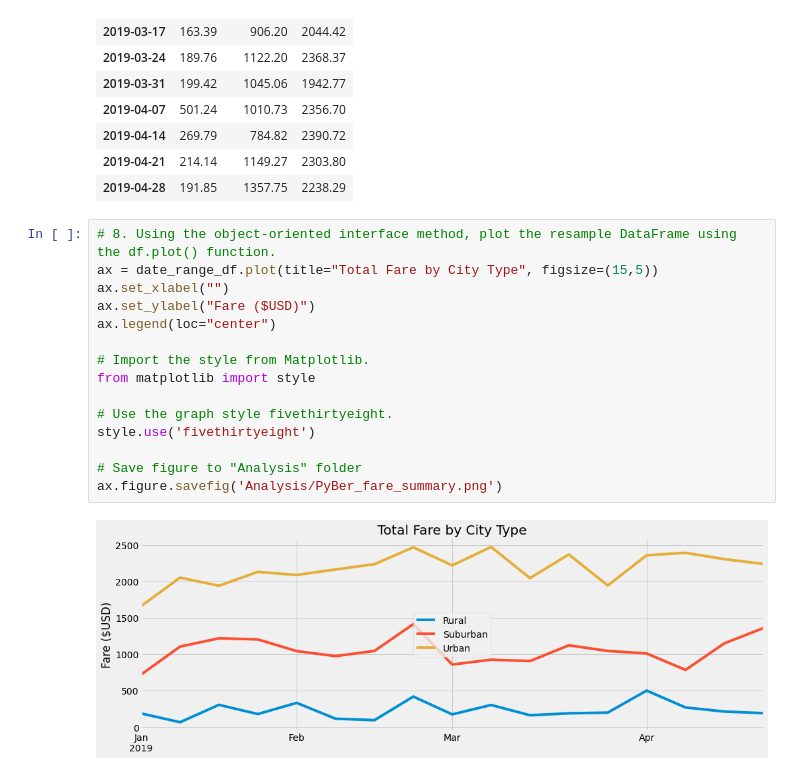
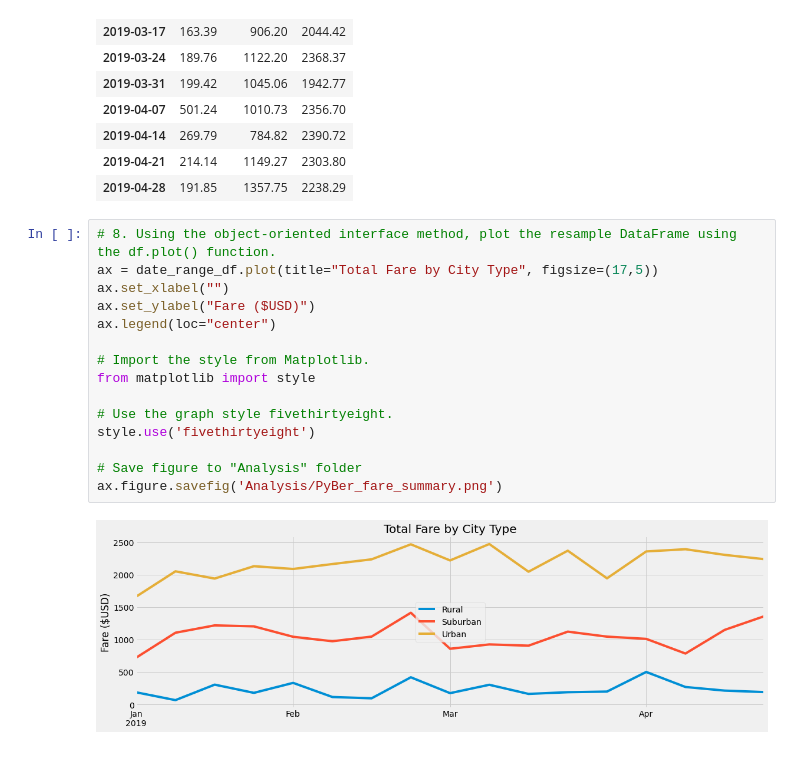
Before and after one commit to Cagurr/PyBer_Analysis, a Jupyter notebook: PyBer_Challenge.ipynb, the cells around one changed output. Cells and saved outputs as stored; diff of their text form.

```diff
--- a/PyBer_Challenge.ipynb
+++ b/PyBer_Challenge.ipynb
@@ -253,18 +253,18 @@ date_range_df
 | 2019-04-28 | 191.85 | 1357.75 | 2238.29 |
 # %%
 # 8. Using the object-oriented interface method, plot the resample DataFrame using the df.plot() function.
-ax = date_range_df.plot(title="Total Fare by City Type", figsize=(15,5))
+ax = date_range_df.plot(title="Total Fare by City Type", figsize=(17,5))
 ax.set_xlabel("")
 ax.set_ylabel("Fare ($USD)")
 ax.legend(loc="center")
 
 # Import the style from Matplotlib.
 from matplotlib import style
 
 # Use the graph style fivethirtyeight.
 style.use('fivethirtyeight')
 
 # Save figure to "Analysis" folder
 ax.figure.savefig('Analysis/PyBer_fare_summary.png')
 # %% [output]
-[figure, old version]
+[figure, new version]
```
Also changed, not shown: 1 other file.
